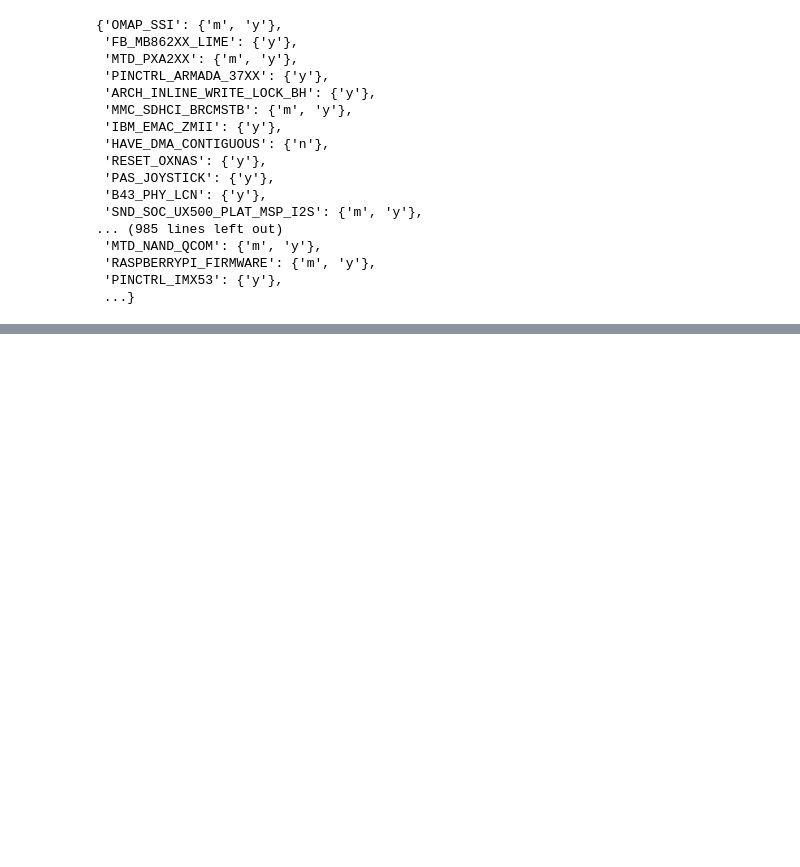
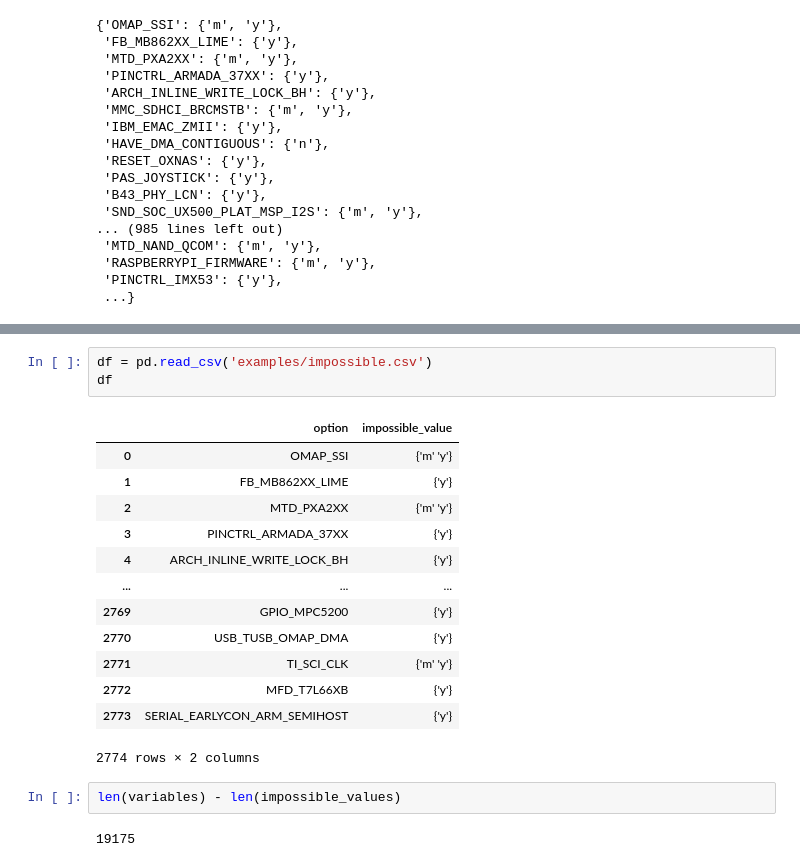
Before and after one commit to garandria/project-diverse-linux-sampling, a Jupyter notebook: sanity_check_fla.ipynb, the cells around one changed output, grey strips where cells are left out. Drawn from its saved outputs; the diff is of its cells as text; blank space fills up the shorter version.

```diff
--- a/sanity_check_fla.ipynb
+++ b/sanity_check_fla.ipynb
@@ -245,0 +257,21 @@ RANDCONFIG test  999 : [OK]
+# %%
+df = pd.read_csv('examples/impossible.csv')
+df
+# %% [output]
+|  | option | impossible_value |
+| 0 | OMAP_SSI | {'m' 'y'} |
+| 1 | FB_MB862XX_LIME | {'y'} |
+| 2 | MTD_PXA2XX | {'m' 'y'} |
+| 3 | PINCTRL_ARMADA_37XX | {'y'} |
+| 4 | ARCH_INLINE_WRITE_LOCK_BH | {'y'} |
+| ... | ... | ... |
+| 2769 | GPIO_MPC5200 | {'y'} |
+| 2770 | USB_TUSB_OMAP_DMA | {'y'} |
+| 2771 | TI_SCI_CLK | {'m' 'y'} |
+| 2772 | MFD_T7L66XB | {'y'} |
+| 2773 | SERIAL_EARLYCON_ARM_SEMIHOST | {'y'} |
+2774 rows × 2 columns
+# %%
+len(variables) - len(impossible_values)
+# %% [output]
+19175
```
Also changed, not shown: parts of 6 cells of this notebook.
